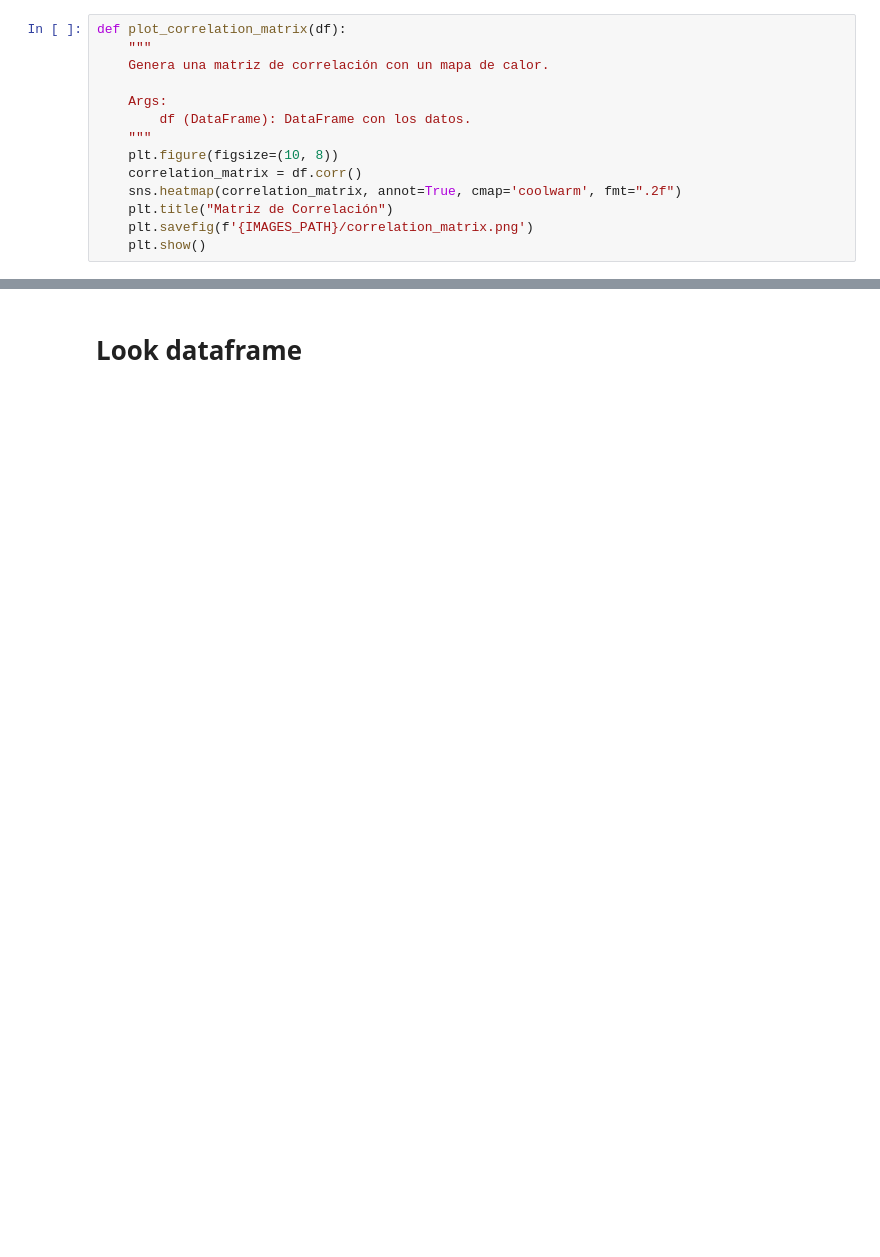
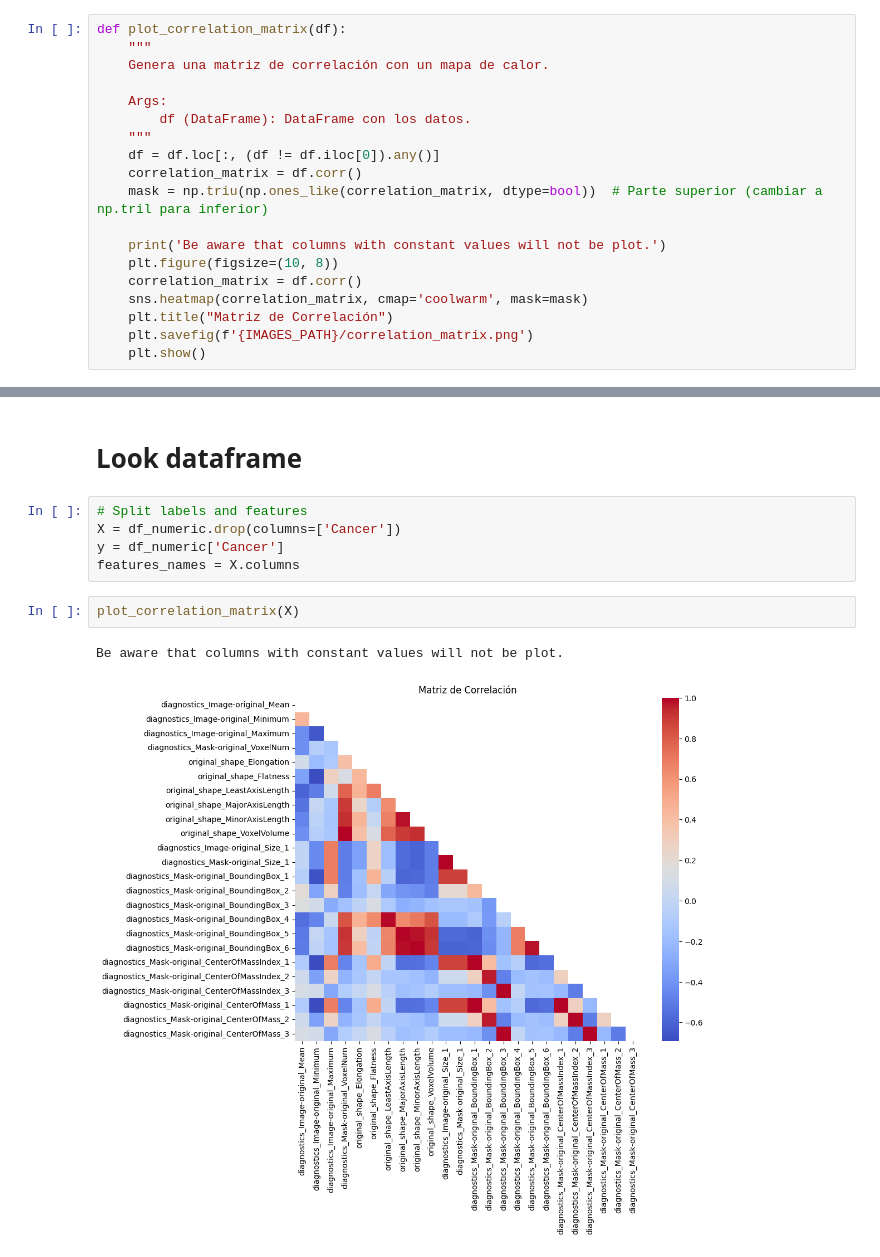
Before and after one commit to gtbmegias/vera, a Jupyter notebook: codigo.ipynb, the cells around one changed output, grey strips where cells are left out. Cells and saved outputs as stored; diff of their text form; blank space fills up the shorter version.

Commit message:
Plots. Arreglo nombres ficheros

```diff
--- a/codigo.ipynb
+++ b/codigo.ipynb
@@ -165,9 +173,14 @@ def plot_correlation_matrix(df):
     Args:
         df (DataFrame): DataFrame con los datos.
     """
+    df = df.loc[:, (df != df.iloc[0]).any()]
+    correlation_matrix = df.corr()
+    mask = np.triu(np.ones_like(correlation_matrix, dtype=bool))  # Parte superior (cambiar a np.tril para inferior)
+
+    print('Be aware that columns with constant values will not be plot.')
     plt.figure(figsize=(10, 8))
     correlation_matrix = df.corr()
-    sns.heatmap(correlation_matrix, annot=True, cmap='coolwarm', fmt=".2f")
+    sns.heatmap(correlation_matrix, cmap='coolwarm', mask=mask)
     plt.title("Matriz de Correlación")
     plt.savefig(f'{IMAGES_PATH}/correlation_matrix.png')
     plt.show()
@@ -396,2 +460,12 @@ df_numeric.head()
 # %% [markdown]
 # Look dataframe
+# %%
+# Split labels and features
+X = df_numeric.drop(columns=['Cancer'])
+y = df_numeric['Cancer']
+features_names = X.columns
+# %%
+plot_correlation_matrix(X)
+# %% [output]
+Be aware that columns with constant values will not be plot.
+[figure, added]
```
Also changed, not shown: parts of 24 cells of this notebook, 5 other files.
